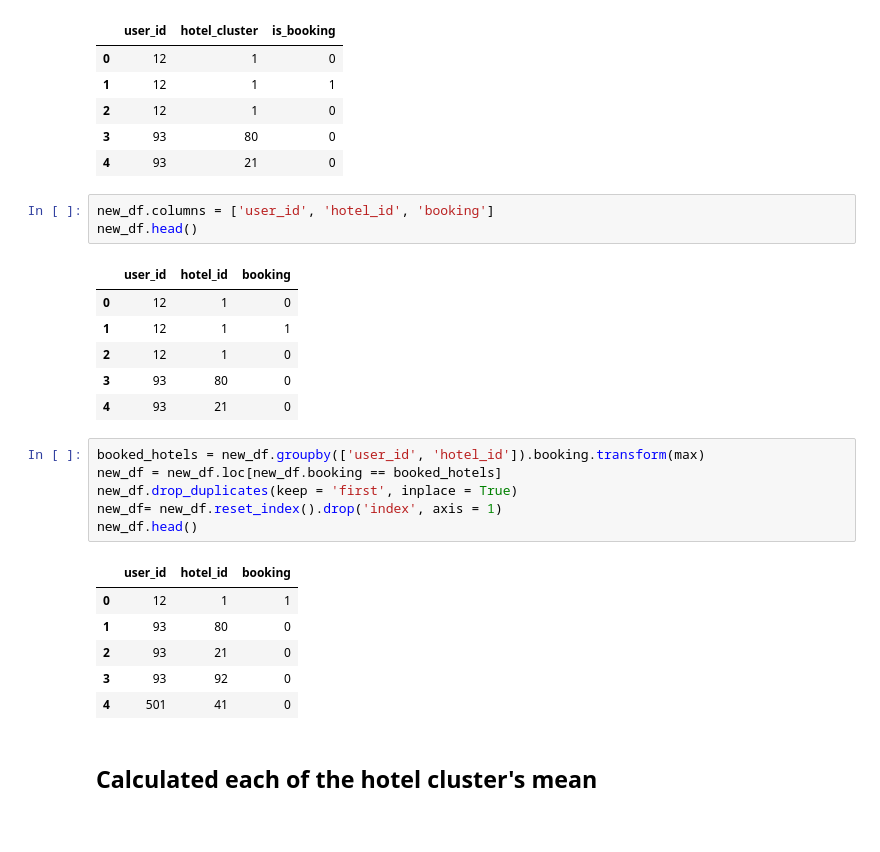
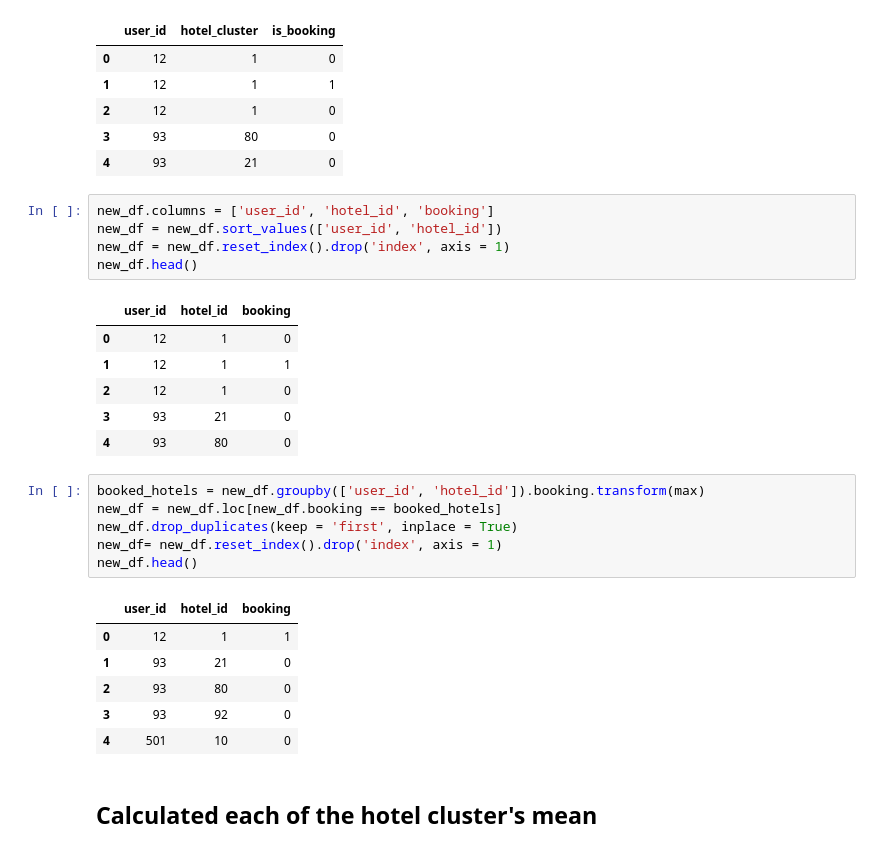
Before and after one commit to ShrutiSavardekar/ExpediaHotelRecommendation, a Jupyter notebook: expedia_hotel_recommendation.ipynb, the cells around one changed output. Cells and saved outputs as stored; diff of their text form.

```diff
--- a/expedia_hotel_recommendation.ipynb
+++ b/expedia_hotel_recommendation.ipynb
@@ -31,14 +35,16 @@ new_df.head()
 | 4 | 93 | 21 | 0 |
 # %%
 new_df.columns = ['user_id', 'hotel_id', 'booking']
+new_df = new_df.sort_values(['user_id', 'hotel_id'])
+new_df = new_df.reset_index().drop('index', axis = 1)
 new_df.head()
 # %% [output]
 |  | user_id | hotel_id | booking |
 | 0 | 12 | 1 | 0 |
 | 1 | 12 | 1 | 1 |
 | 2 | 12 | 1 | 0 |
-| 3 | 93 | 80 | 0 |
-| 4 | 93 | 21 | 0 |
+| 3 | 93 | 21 | 0 |
+| 4 | 93 | 80 | 0 |
 # %%
 booked_hotels = new_df.groupby(['user_id', 'hotel_id']).booking.transform(max)
 new_df = new_df.loc[new_df.booking == booked_hotels]
@@ -48,10 +54,10 @@ new_df.head()
 # %% [output]
 |  | user_id | hotel_id | booking |
 | 0 | 12 | 1 | 1 |
-| 1 | 93 | 80 | 0 |
-| 2 | 93 | 21 | 0 |
+| 1 | 93 | 21 | 0 |
+| 2 | 93 | 80 | 0 |
 | 3 | 93 | 92 | 0 |
-| 4 | 501 | 41 | 0 |
+| 4 | 501 | 10 | 0 |
 # %% [markdown]
 ## Calculated each of the hotel cluster's mean
 # %%
```
Also changed, not shown: parts of 30 cells of this notebook.
